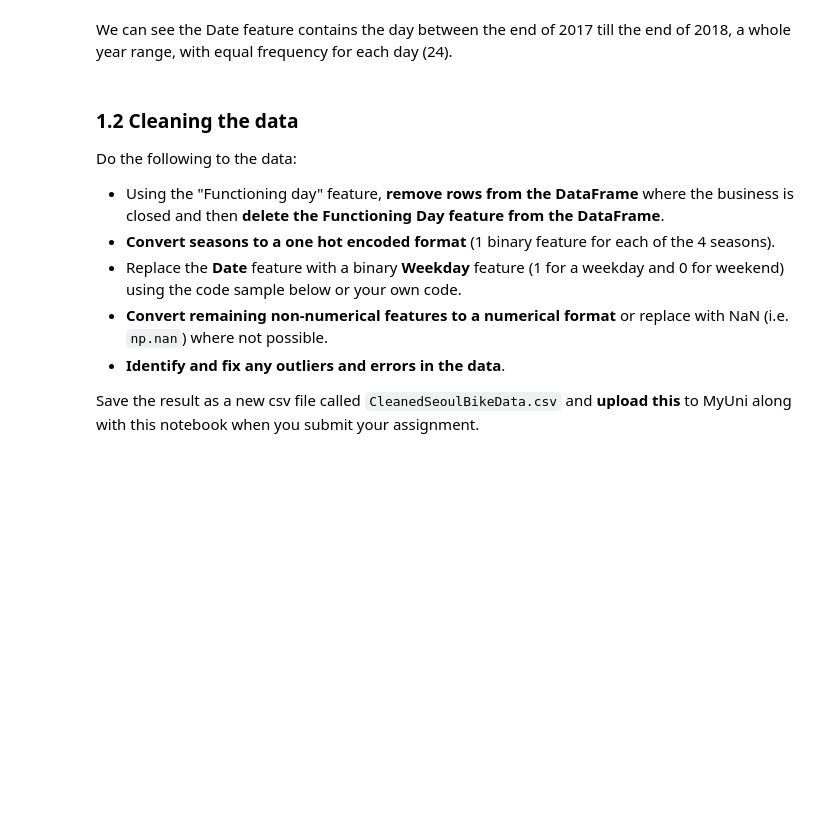
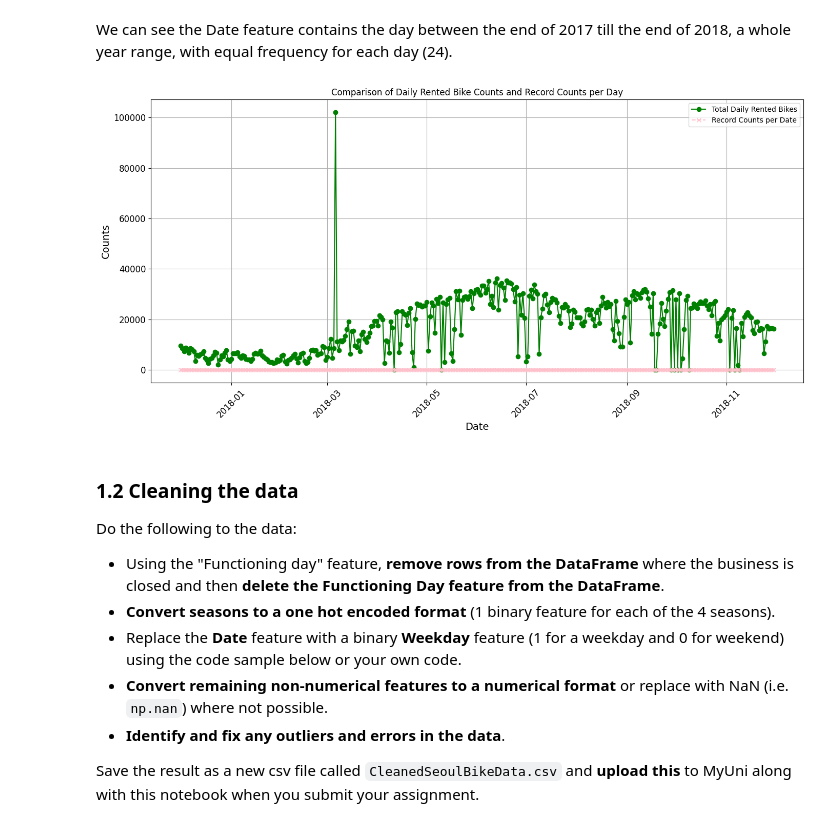
Before and after one commit to billzhao1030/Using_ML_Tools, a Jupyter notebook: Assignment/Assignment 1/A1_a1896243.ipynb, the cells around one changed output. Drawn from its saved outputs; the diff is of its cells as text; code cells hidden in the pictures; blank space fills up the shorter version.

```diff
--- a/Assignment/Assignment 1/A1_a1896243.ipynb
+++ b/Assignment/Assignment 1/A1_a1896243.ipynb
@@ -178,6 +178,23 @@ plt.show()
 [figure]
 # %% [markdown]
 We can see the Date feature contains the day between the end of 2017 till the end of 2018, a whole year range, with equal frequency for each day (24).
+# %%
+date_counts = df_vis['Date'].value_counts().sort_index()
+
+daily_bike_counts = df_vis.groupby('Date')['Rented Bike Count'].sum()
+plt.figure(figsize=(14, 7))
+plt.plot(daily_bike_counts, marker='o', linestyle='-', color='g', label='Total Daily Rented Bikes')
+plt.plot(date_counts, marker='x', linestyle='--', color='pink', label='Record Counts per Date')
+plt.title('Comparison of Daily Rented Bike Counts and Record Counts per Day')
+plt.xlabel('Date')
+plt.ylabel('Counts')
+plt.grid(True)
+plt.xticks(rotation=45)
+plt.legend()
+plt.tight_layout()
+plt.show()
+# %% [output]
+[figure, added]
 # %% [markdown]
 ### 1.2 Cleaning the data
 
```
Also changed, not shown: parts of 19 cells of this notebook, 2 other files.
